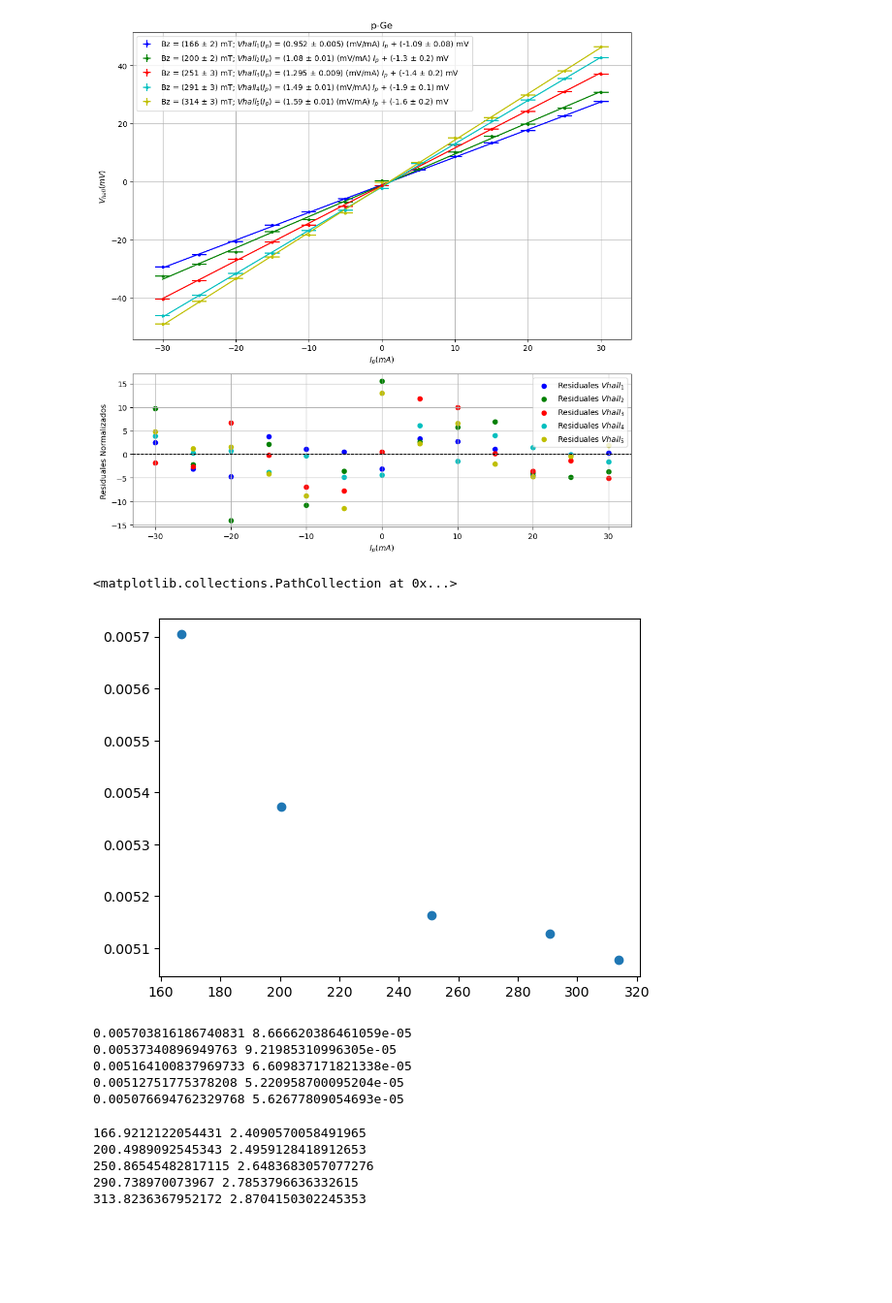
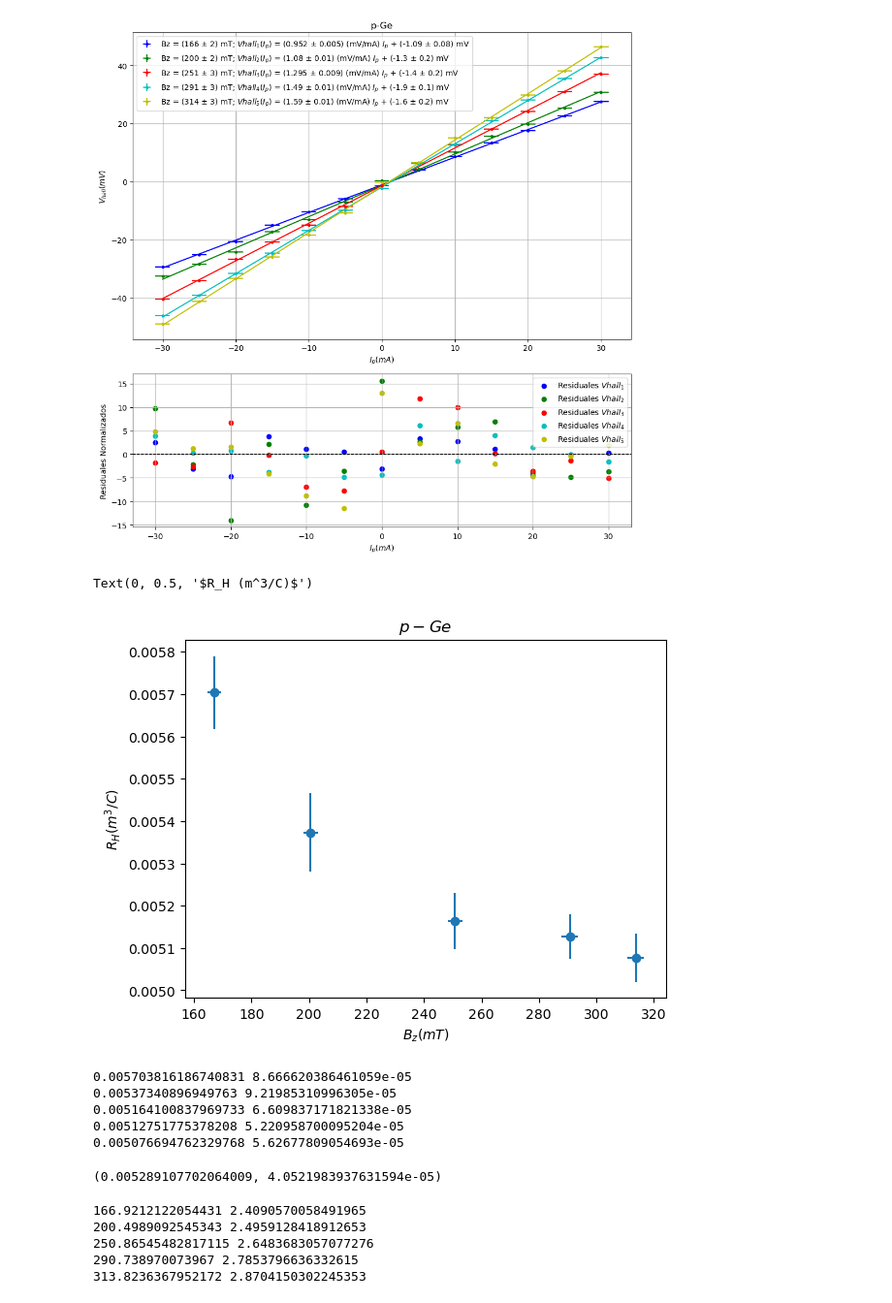
Before and after one commit to QuantumPower4/LabIntermedio2024-2, a Jupyter notebook: Efecto Hall/EfectoHall.ipynb, the cells around one changed output. Shown at 97% size. Saved outputs shown, nothing was run; the diff lists cells and outputs as text; code cells hidden in the pictures; blank space fills up the shorter version.

```diff
--- a/Efecto Hall/EfectoHall.ipynb
+++ b/Efecto Hall/EfectoHall.ipynb
@@ -151,35 +166,41 @@ plt.show()
 # %%
 B1 = linear_function(0.8,*popt)
 B2 = linear_function(0.96,*popt)
 B3 = linear_function(1.2,*popt)
 B4 = linear_function(1.39,*popt)
 B5 = linear_function(1.5,*popt)
 
 
 
 sigma_B1 = sigma_Bz(0.8,slope,intercept,0.01,slope_std_err, intercept_std_err)
 sigma_B2 = sigma_Bz(0.96,slope,intercept,0.01,slope_std_err, intercept_std_err)
 sigma_B3 = sigma_Bz(1.2,slope,intercept,0.01,slope_std_err, intercept_std_err)
 sigma_B4 = sigma_Bz(1.39,slope,intercept,0.01,slope_std_err, intercept_std_err)
 sigma_B5 = sigma_Bz(1.5,slope,intercept,0.01,slope_std_err, intercept_std_err)
 
 RH1 = slope1*1e-3/(B1*1e-3)
 RH2 = slope2*1e-3/(B2*1e-3)
 RH3 = slope3*1e-3/(B3*1e-3)
 RH4 = slope4*1e-3/(B4*1e-3)
 RH5 = slope5*1e-3/(B5*1e-3)
 
 sigma_RH1 = sigma_RH(1e-3,slope1,B1*1e-3,slope_std_err1,sigma_B1*1e-3)
 sigma_RH2 = sigma_RH(1e-3,slope2,B2*1e-3,slope_std_err2,sigma_B2*1e-3)
 sigma_RH3 = sigma_RH(1e-3,slope3,B3*1e-3,slope_std_err3,sigma_B3*1e-3)
 sigma_RH4 = sigma_RH(1e-3,slope4,B4*1e-3,slope_std_err4,sigma_B4*1e-3)
 sigma_RH5 = sigma_RH(1e-3,slope5,B5*1e-3,slope_std_err5,sigma_B5*1e-3)
 
 
-plt.scatter(np.array([B1,B2,B3,B4,B5]),np.array([RH1,RH2,RH3,RH4,RH5]))
+plt.errorbar(np.array([B1,B2,B3,B4,B5]),np.array([RH1,RH2,RH3,RH4,RH5]),
+                fmt="o",xerr=np.array([sigma_B1,sigma_B2,sigma_B3,sigma_B4,sigma_B5]),
+                yerr = np.array([sigma_RH1,sigma_RH2,sigma_RH3,sigma_RH4,sigma_RH5]))
+
+plt.title("$p-Ge$")
+plt.xlabel("$B_z (mT)$")
+plt.ylabel("$R_H (m^3/C)$")
 # %% [output]
-<matplotlib.collections.PathCollection at 0x...>
+Text(0, 0.5, '$R_H (m^3/C)$')
-[figure, old version]
+[figure, new version]
 # %%
 print(RH1, sigma_RH1)
 print(RH2, sigma_RH2)
@@ -192,6 +213,10 @@ print(RH5, sigma_RH5)
 0.005164100837969733 6.609837171821338e-05
 0.00512751775378208 5.220958700095204e-05
 0.005076694762329768 5.62677809054693e-05
+# %%
+(RH1+RH2+RH3+RH4+RH5)/5,np.sqrt(sigma_RH1**2+sigma_RH2**2+sigma_RH3**2+sigma_RH4**2+sigma_RH5**2)/4
+# %% [output]
+(0.005289107702064009, 4.0521983937631594e-05)
 # %%
 print(B1, sigma_B1)
 print(B2, sigma_B2)
```
Also changed, not shown: parts of 11 cells of this notebook, 6 other files.
